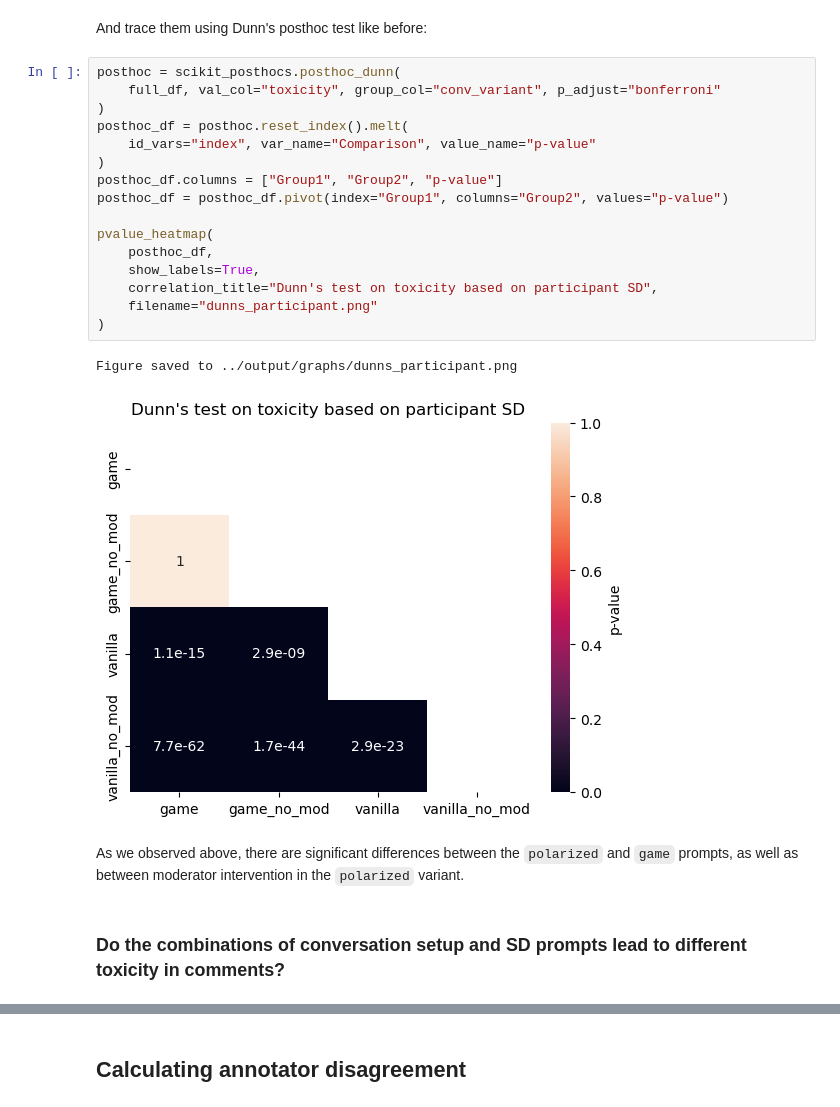
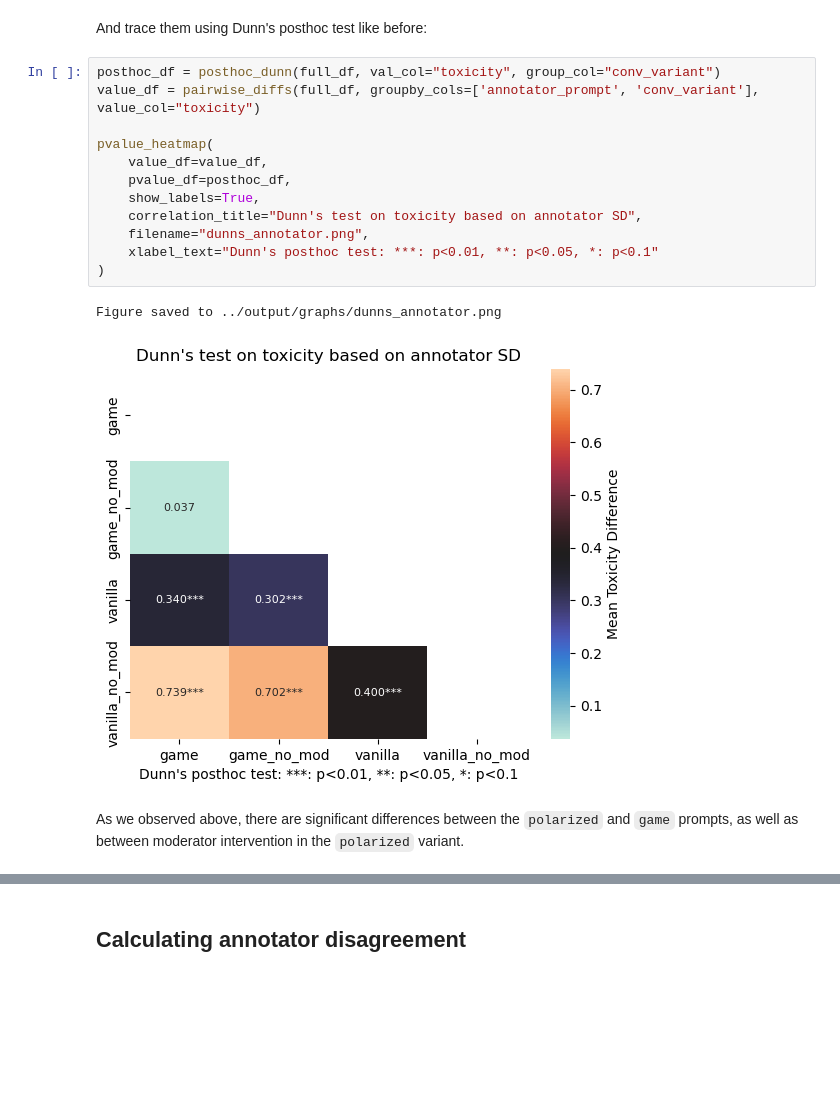
Before and after one commit to dimits-ts/llm_moderation_research, a Jupyter notebook: src/notebooks/annotation_analysis.ipynb, the cells around one changed output, grey strips where cells are left out. Drawn from its saved outputs; the diff is of its cells as text; blank space fills up the shorter version.

```diff
--- a/src/notebooks/annotation_analysis.ipynb
+++ b/src/notebooks/annotation_analysis.ipynb
@@ -409,26 +500,20 @@ print("H_0: mean toxicity between user prompts are the same: p=", p)
 H_0: mean toxicity between user prompts are the same: p= 3.641796448268567e-72
 # %% [markdown]
 And trace them using Dunn's posthoc test like before:
-# %%
-posthoc = scikit_posthocs.posthoc_dunn(
-    full_df, val_col="toxicity", group_col="conv_variant", p_adjust="bonferroni"
-)
-posthoc_df = posthoc.reset_index().melt(
-    id_vars="index", var_name="Comparison", value_name="p-value"
-)
-posthoc_df.columns = ["Group1", "Group2", "p-value"]
-posthoc_df = posthoc_df.pivot(index="Group1", columns="Group2", values="p-value")
-
-pvalue_heatmap(
-    posthoc_df,
-    show_labels=True,
-    correlation_title="Dunn's test on toxicity based on participant SD",
-    filename="dunns_participant.png"
-)
-# %% [output]
-Figure saved to ../output/graphs/dunns_participant.png
-[figure, removed]
+# %%
+posthoc_df = posthoc_dunn(full_df, val_col="toxicity", group_col="conv_variant")
+value_df = pairwise_diffs(full_df, groupby_cols=['annotator_prompt', 'conv_variant'], value_col="toxicity")
+
+pvalue_heatmap(
+    value_df=value_df,
+    pvalue_df=posthoc_df,
+    show_labels=True,
+    correlation_title="Dunn's test on toxicity based on annotator SD",
+    filename="dunns_annotator.png",
+    xlabel_text="Dunn's posthoc test: ***: p<0.01, **: p<0.05, *: p<0.1"
+)
+# %% [output]
+Figure saved to ../output/graphs/dunns_annotator.png
+[figure, added]
 # %% [markdown]
 As we observed above, there are significant differences between the `polarized` and `game` prompts, as well as between moderator intervention in the `polarized` variant.
-# %% [markdown]
-### Do the combinations of conversation setup and SD prompts lead to different toxicity in comments?
```
Also changed, not shown: parts of 5 cells of this notebook, 2 other files.
